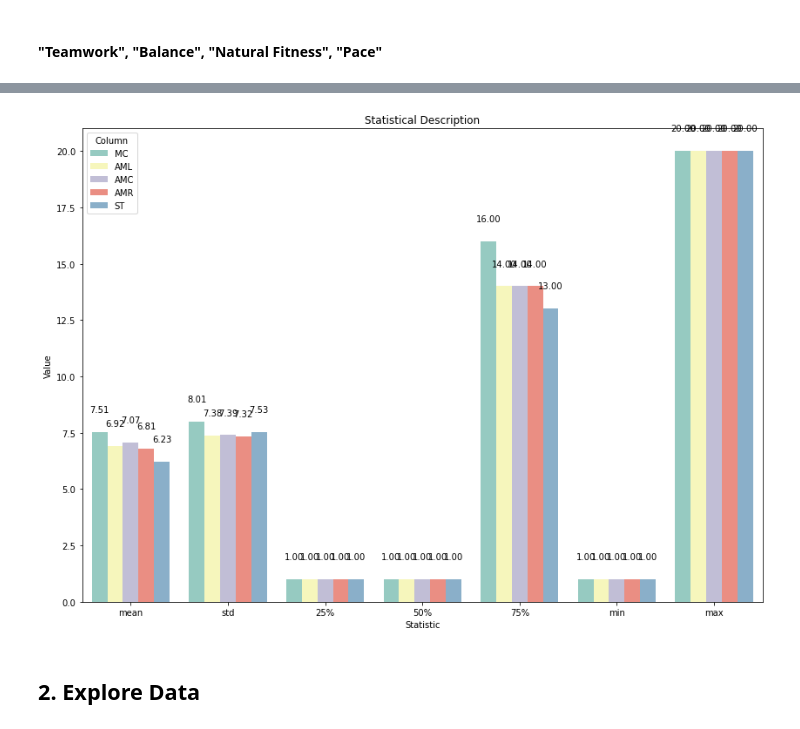
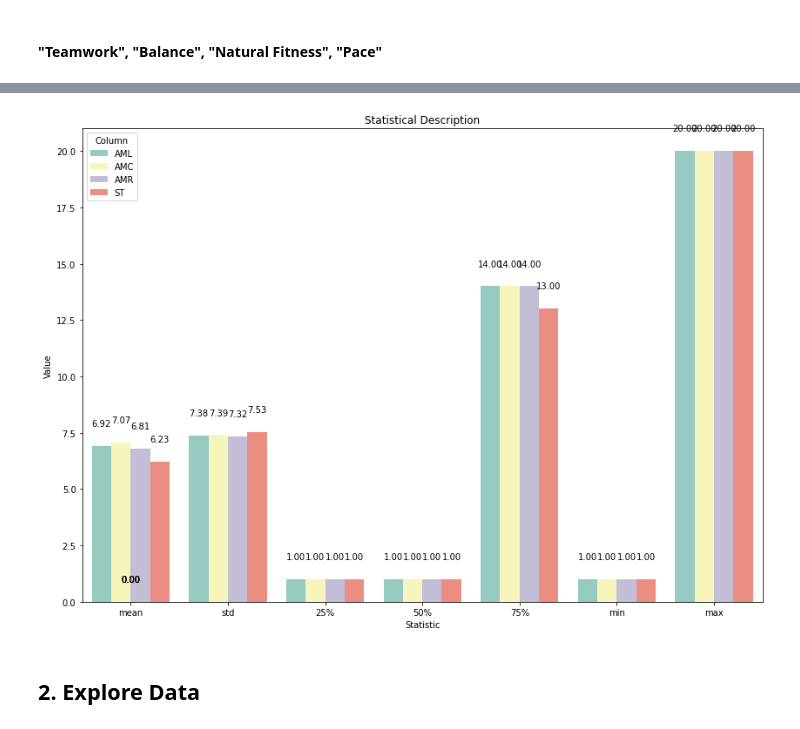
Before and after one commit to Airwangga-Sport-Science/AI-Model, a Jupyter notebook: Modelling/Airwangga Sport Science.ipynb, the cells around one changed output, grey strips where cells are left out. Drawn from its saved outputs; the diff is of its cells as text; code cells hidden in the pictures.

```diff
--- a/Modelling/Airwangga Sport Science.ipynb
+++ b/Modelling/Airwangga Sport Science.ipynb
@@ -206,12 +206,12 @@ create_statistic_bar_chart(df, selected_columns, selected_statistics)
 # %%
 # Specify the columns you want to include in the statistical analysis
-selected_columns = ["MC", "AML", "AMC", "AMR", "ST"]
+selected_columns = ["AML", "AMC", "AMR", "ST"]
 selected_statistics = ["mean", "std", "25%", "50%", "75%", "min", "max"]
 
 # Create the statistical bar chart with improved annotations for the selected columns
 create_statistic_bar_chart(df, selected_columns, selected_statistics)
 # %% [output]
-[figure, old version]
+[figure, new version]
 # %% [markdown]
 ## 2. Explore Data
 # %% [markdown]
```
Also changed, not shown: parts of 28 cells of this notebook.
